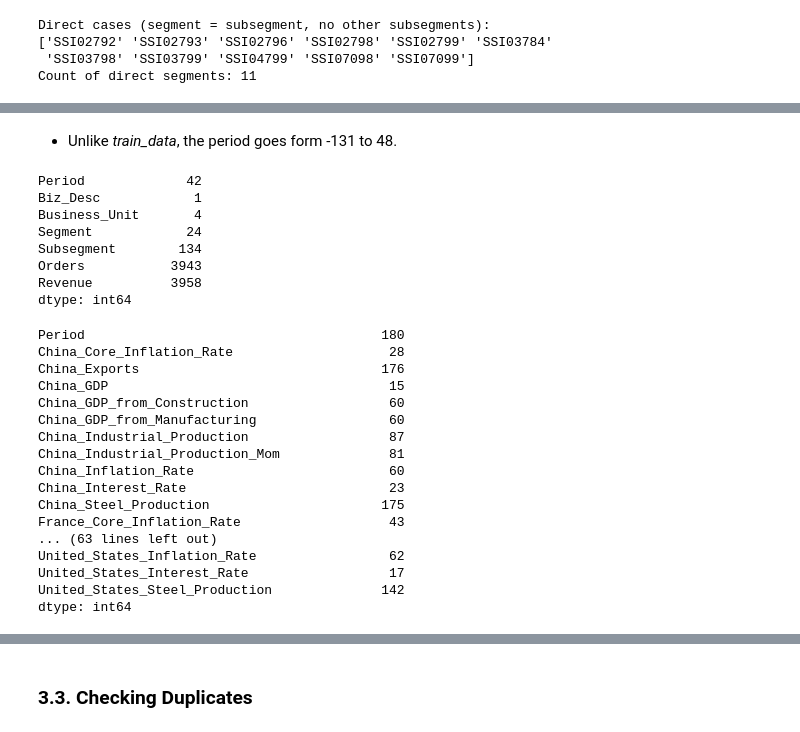
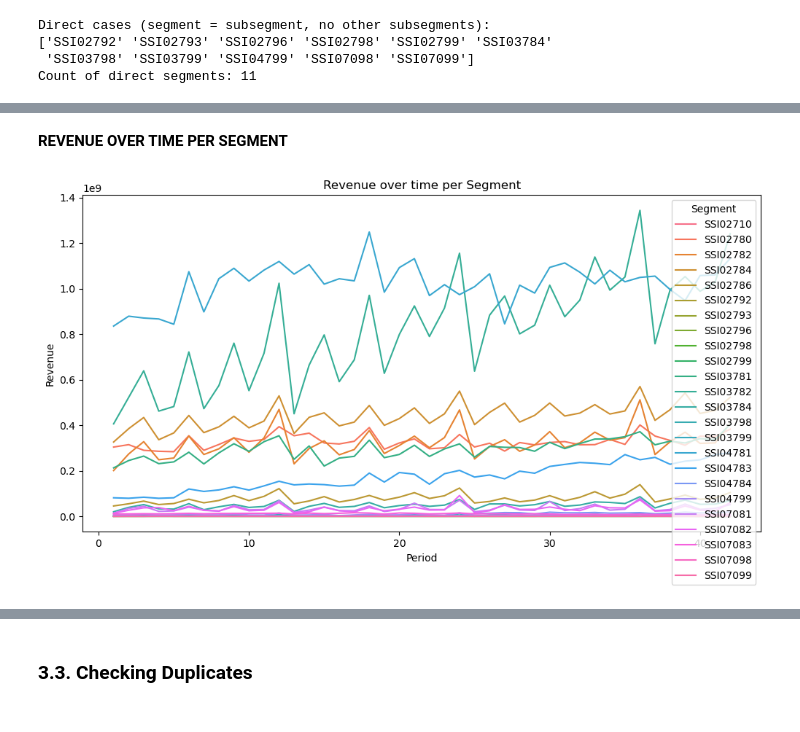
Before and after one commit to Alanog10/Siemens, a Jupyter notebook: Middle-Out.ipynb, the cells around one changed output, grey strips where cells are left out. Cells and saved outputs as stored; diff of their text form; code cells hidden in the pictures.

```diff
--- a/Middle-Out.ipynb
+++ b/Middle-Out.ipynb
@@ -228,33 +133,12 @@ df_market.describe().round(2)
-# %% [markdown]
-- Unlike *train_data*, the period goes form -131 to 48.
-# %%
-train_data.nunique()
-# %% [output]
-Period             42
-Biz_Desc            1
-Business_Unit       4
-Segment            24
-Subsegment        134
-Orders           3943
-Revenue          3958
-dtype: int64
-# %%
-df_market.nunique()
-# %% [output]
-Period                                      180
-China_Core_Inflation_Rate                    28
-China_Exports                               176
-China_GDP                                    15
-China_GDP_from_Construction                  60
-China_GDP_from_Manufacturing                 60
-China_Industrial_Production                  87
-China_Industrial_Production_Mom              81
-China_Inflation_Rate                         60
-China_Interest_Rate                          23
-China_Steel_Production                      175
-France_Core_Inflation_Rate                   43
-... (63 lines left out)
-United_States_Inflation_Rate                 62
-United_States_Interest_Rate                  17
-United_States_Steel_Production              142
-dtype: int64
+# %% [markdown]
+**REVENUE OVER TIME PER SEGMENT**
+# %%
+# aggregate revenue per segment per period
+df_seg = df_merged.groupby(['Period', 'Segment'])['Revenue'].sum().reset_index()
+
+plt.figure(figsize=(12,6))
+sns.lineplot(data=df_seg, x='Period', y='Revenue', hue='Segment')
+plt.title("Revenue over time per Segment")
+plt.show()
+# %% [output]
+[figure, added]
```
Also changed, not shown: parts of 11 cells of this notebook.
